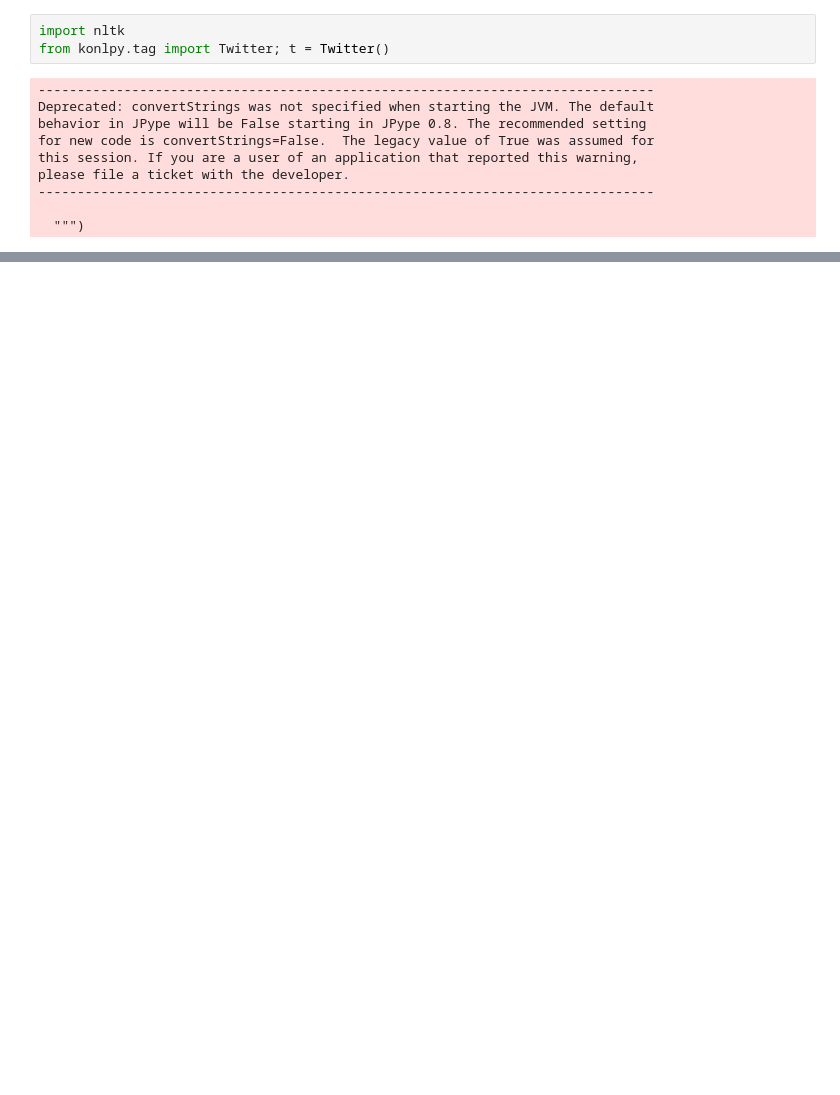
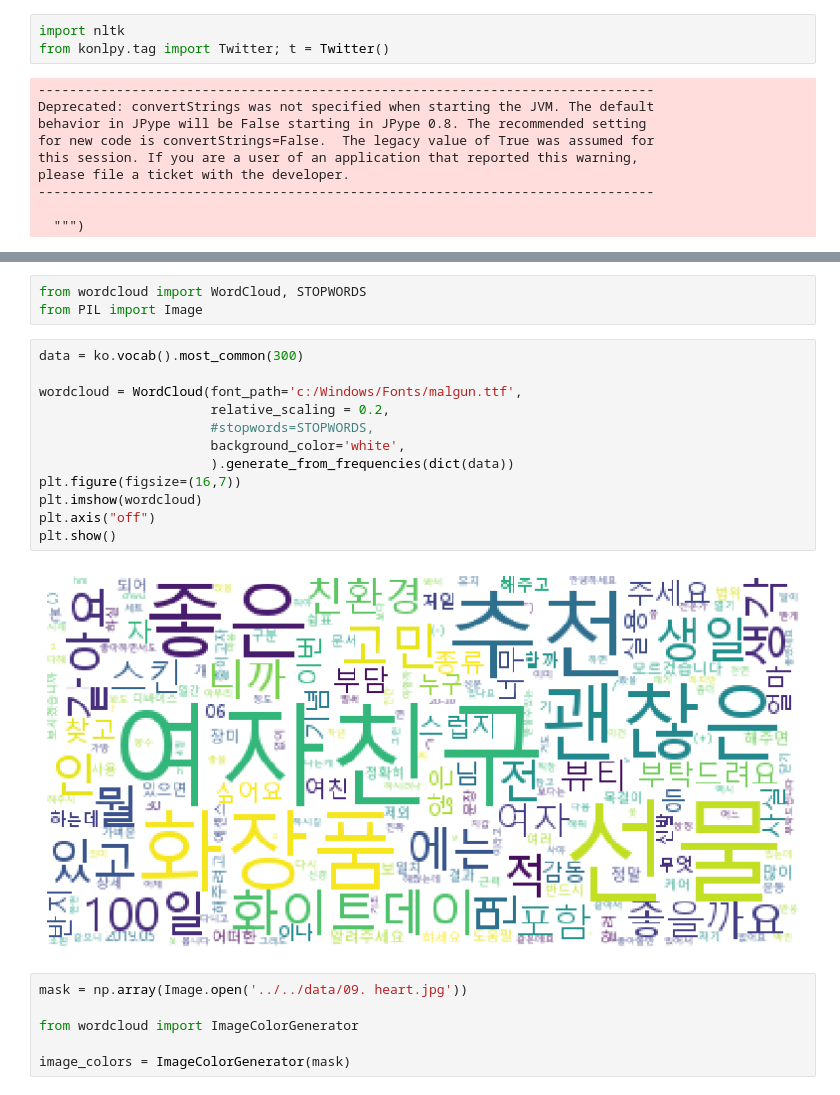
Before and after one commit to Q3333/Study, a Jupyter notebook: Python_Data_Analysis/8.자연어 처리/소스코드_MD&ipynb/8.8 Present.ipynb, the cells around one changed output, grey strips where cells are left out. Saved outputs shown, nothing was run; the diff lists cells and outputs as text; blank space fills up the shorter version.

```diff
--- a/Python_Data_Analysis/8.자연어 처리/소스코드_MD&ipynb/8.8 Present.ipynb
+++ b/Python_Data_Analysis/8.자연어 처리/소스코드_MD&ipynb/8.8 Present.ipynb
@@ -200,0 +201,23 @@ plt.show()
+# %%
+from wordcloud import WordCloud, STOPWORDS
+from PIL import Image
+# %%
+data = ko.vocab().most_common(300)
+
+wordcloud = WordCloud(font_path='c:/Windows/Fonts/malgun.ttf',
+                      relative_scaling = 0.2,
+                      #stopwords=STOPWORDS,
+                      background_color='white',
+                      ).generate_from_frequencies(dict(data))
+plt.figure(figsize=(16,7))
+plt.imshow(wordcloud)
+plt.axis("off")
+plt.show()
+# %% [output]
+[figure, added]
+# %%
+mask = np.array(Image.open('../../data/09. heart.jpg'))
+
+from wordcloud import ImageColorGenerator
+
+image_colors = ImageColorGenerator(mask)
```
Also changed, not shown: parts of 9 cells of this notebook, 11 other files.
